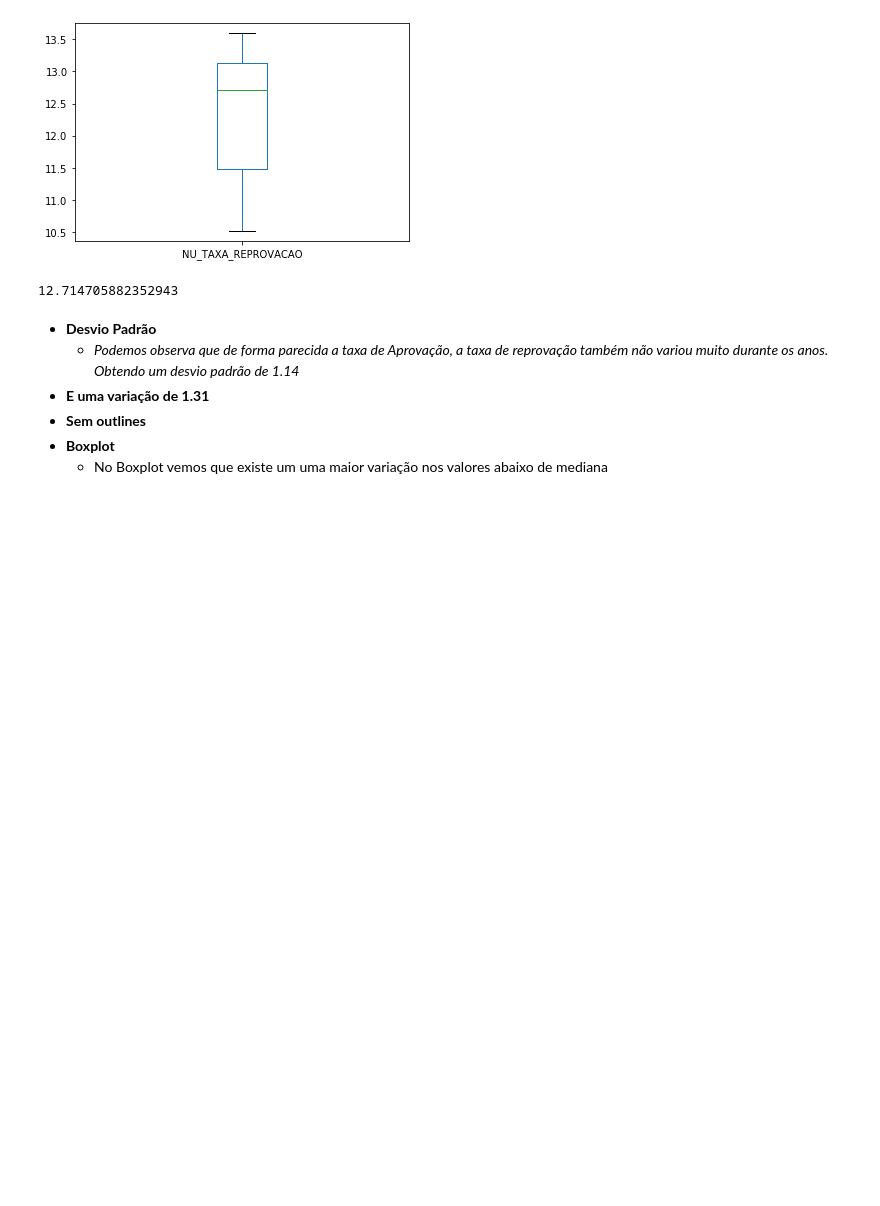
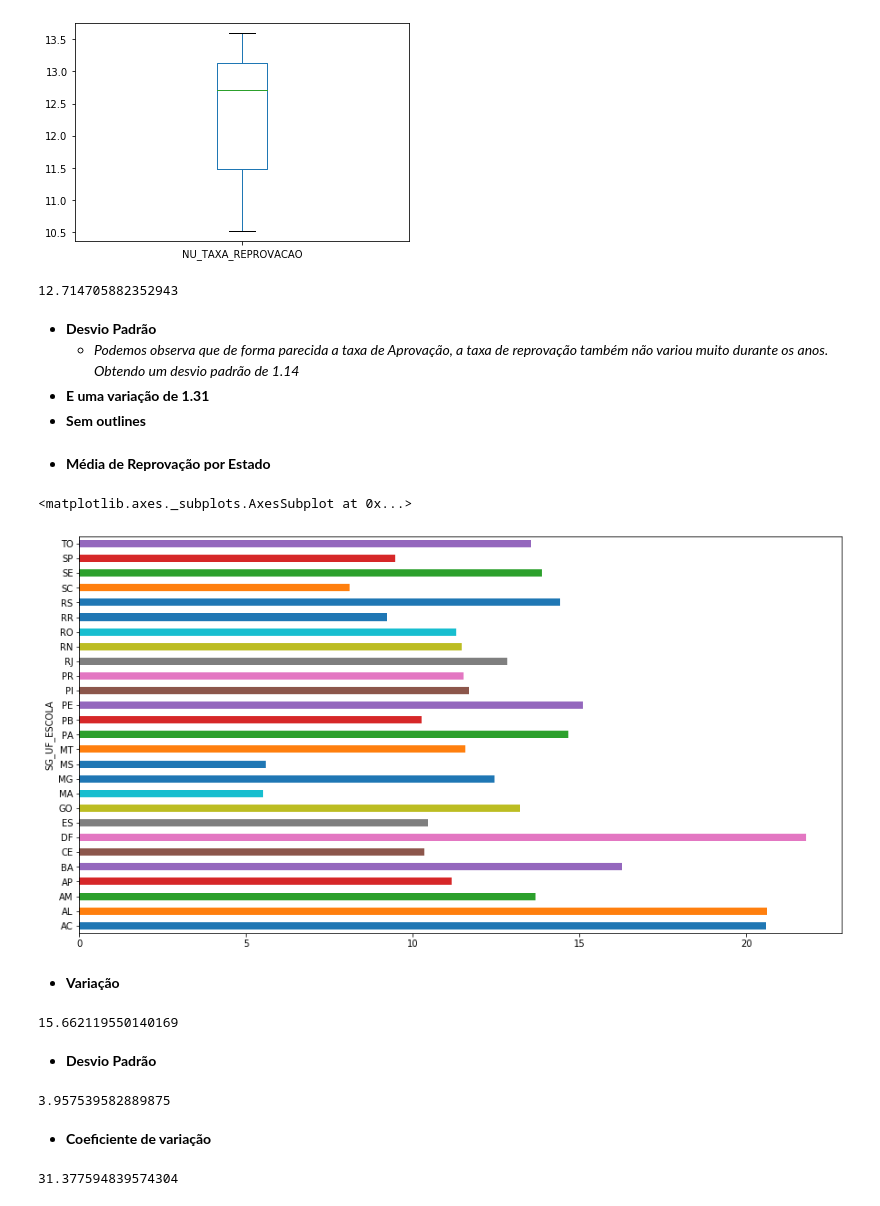
Before and after one commit to jhonatan2104/Project_Statistic_Enem, a Jupyter notebook: src/Análise estatística - Parte 1.ipynb, the cells around one changed output. Saved outputs shown, nothing was run; the diff lists cells and outputs as text; code cells hidden in the pictures; blank space fills up the shorter version.

```diff
--- a/src/Análise estatística - Parte 1.ipynb
+++ b/src/Análise estatística - Parte 1.ipynb
@@ -115,5 +135,31 @@ ser_media_repro_ano.median()
     - _Podemos observa que de forma parecida a taxa de Aprovação, a taxa de reprovação também não variou muito durante os anos. Obtendo um desvio padrão de 1.14_
 - **E uma variação de 1.31**
 - **Sem outlines**
-- **Boxplot**
-    - No Boxplot vemos que existe um uma maior variação nos valores abaixo de mediana
+# %% [markdown]
+- **Média de Reprovação por Estado**
+# %%
+ser_media_repro_uf = IFs.groupby(["SG_UF_ESCOLA"])["NU_TAXA_REPROVACAO"].mean()
+ser_media_apro_uf = IFs.groupby(["SG_UF_ESCOLA"])["NU_TAXA_APROVACAO"].mean()
+# %%
+ser_media_repro_uf.plot.barh(figsize=(15, 8))
+# %% [output]
+<matplotlib.axes._subplots.AxesSubplot at 0x...>
+[figure, added]
+# %% [markdown]
+- **Variação**
+# %%
+ser_media_repro_uf.var()
+# %% [output]
+15.662119550140169
+# %% [markdown]
+- **Desvio Padrão**
+# %%
+ser_media_repro_uf.std()
+# %% [output]
+3.957539582889875
+# %% [markdown]
+- **Coeficiente de variação**
+# %%
+(ser_media_repro_uf.std()/ser_media_repro_uf.mean())*100
+# %% [output]
+31.377594839574304
```
Also changed, not shown: parts of 26 cells of this notebook.
